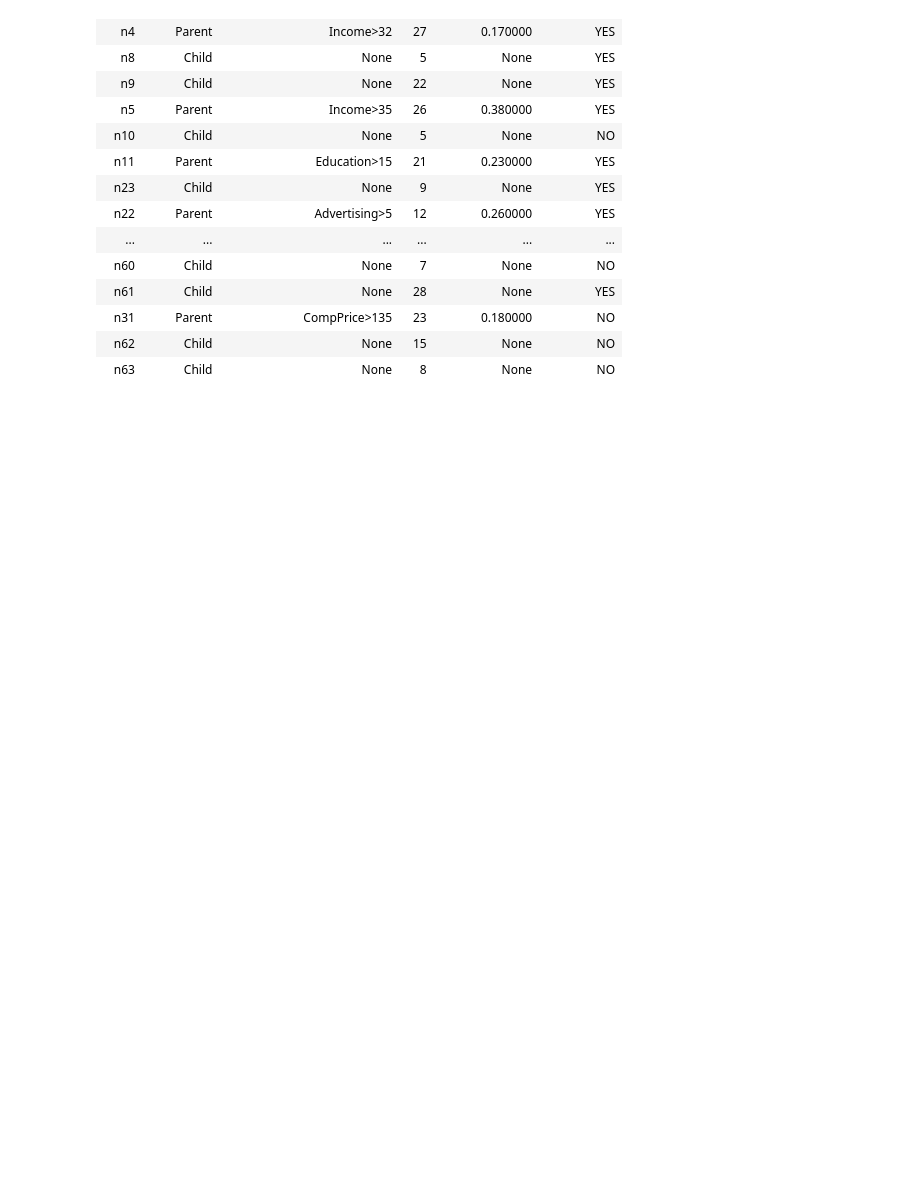
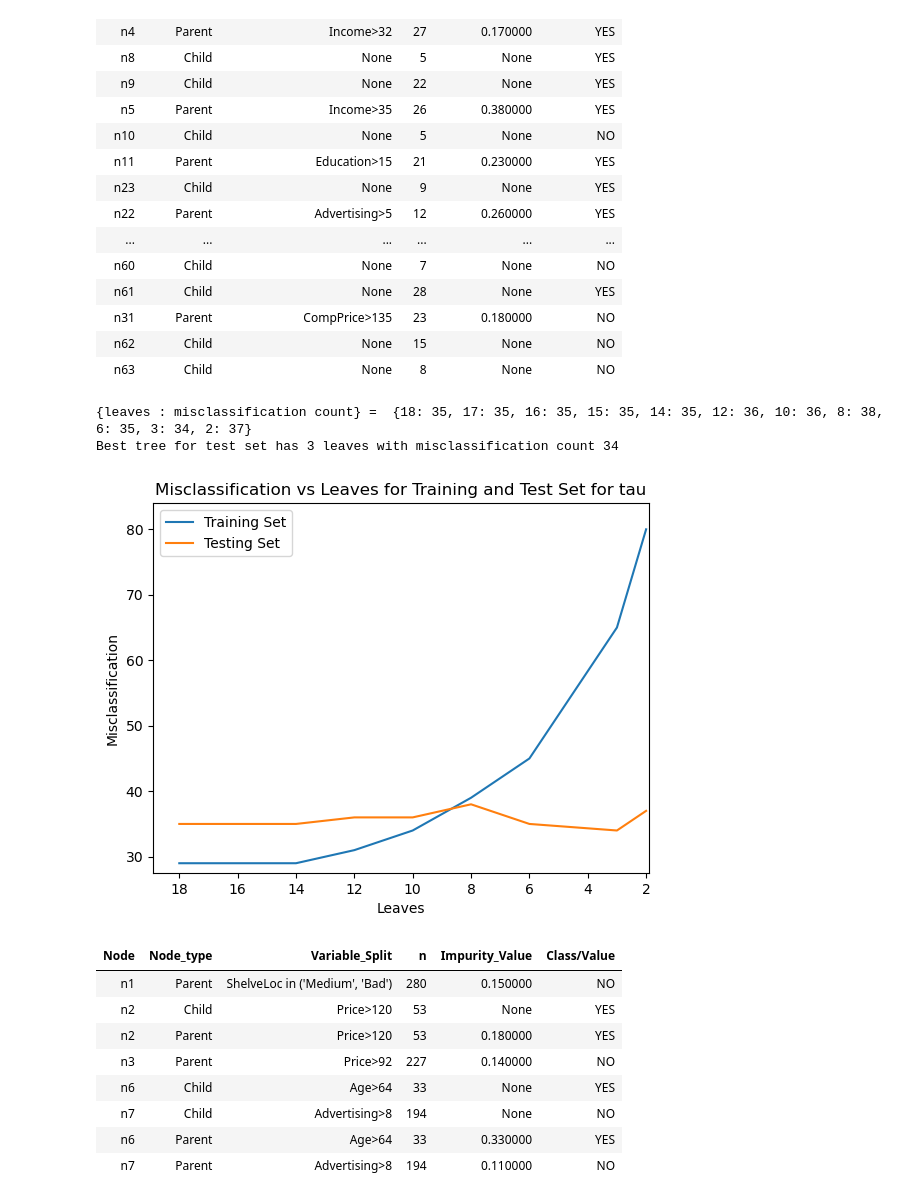
Before and after one commit to danielchfynn/TREE4, a Jupyter notebook: prova_classifier_juypyter.ipynb, the cells around one changed output. Saved outputs shown, nothing was run; the diff lists cells and outputs as text; code cells hidden in the pictures; blank space fills up the shorter version.

```diff
--- a/prova_classifier_juypyter.ipynb
+++ b/prova_classifier_juypyter.ipynb
@@ -155,8 +155,8 @@ if lbt:
 # %%
 
 my_tree = MyNodeClass('n1', indici)
-cart = CART(y,features,features_names,n_features,n_features_names,impurity_fn = "tau",problem="classifier",method = "FAST", twoing = False,max_level = 4, min_cases_parent= 10,min_cases_child= 5,min_imp_gain=0.0001)
-cart.growing_tree(my_tree)
+cart = CART(y,features,features_names,n_features,n_features_names,impurity_fn = "tau",problem="classifier", min_cases_parent= 10,min_cases_child= 5, method = "FAST", twoing = False,max_level = 4, min_imp_gain = 0.0001)
+cart.growing_tree(my_tree, max_k =2)
 ##can print single tree
 
 
@@ -234,3 +208,21 @@ cart.print_tree(table = True, html = True).style.hide_index() #print both the pr
 | n31 | Parent | CompPrice>135 | 23 | 0.180000 | NO |
 | n62 | Child | None | 15 | None | NO |
 | n63 | Child | None | 8 | None | NO |
+# %%
+alpha, pruned_table = cart.pruning(features_test, n_features_test, y_test)
+pruned_table.style.hide_index()
+
+#alpha = cart.pruning(features_test, n_features_test, y_test)
+# %% [output]
+{leaves : misclassification count} =  {18: 35, 17: 35, 16: 35, 15: 35, 14: 35, 12: 36, 10: 36, 8: 38, 6: 35, 3: 34, 2: 37}
+Best tree for test set has 3 leaves with misclassification count 34
+[figure, added]
+| Node | Node_type | Variable_Split | n | Impurity_Value | Class/Value |
+| n1 | Parent | ShelveLoc in ('Medium', 'Bad') | 280 | 0.150000 | NO |
+| n2 | Child | Price>120 | 53 | None | YES |
+| n2 | Parent | Price>120 | 53 | 0.180000 | YES |
+| n3 | Parent | Price>92 | 227 | 0.140000 | NO |
+| n6 | Child | Age>64 | 33 | None | YES |
+| n7 | Child | Advertising>8 | 194 | None | NO |
+| n6 | Parent | Age>64 | 33 | 0.330000 | YES |
+| n7 | Parent | Advertising>8 | 194 | 0.110000 | NO |
```
Also changed, not shown: parts of 3 cells of this notebook, 2 other files.
